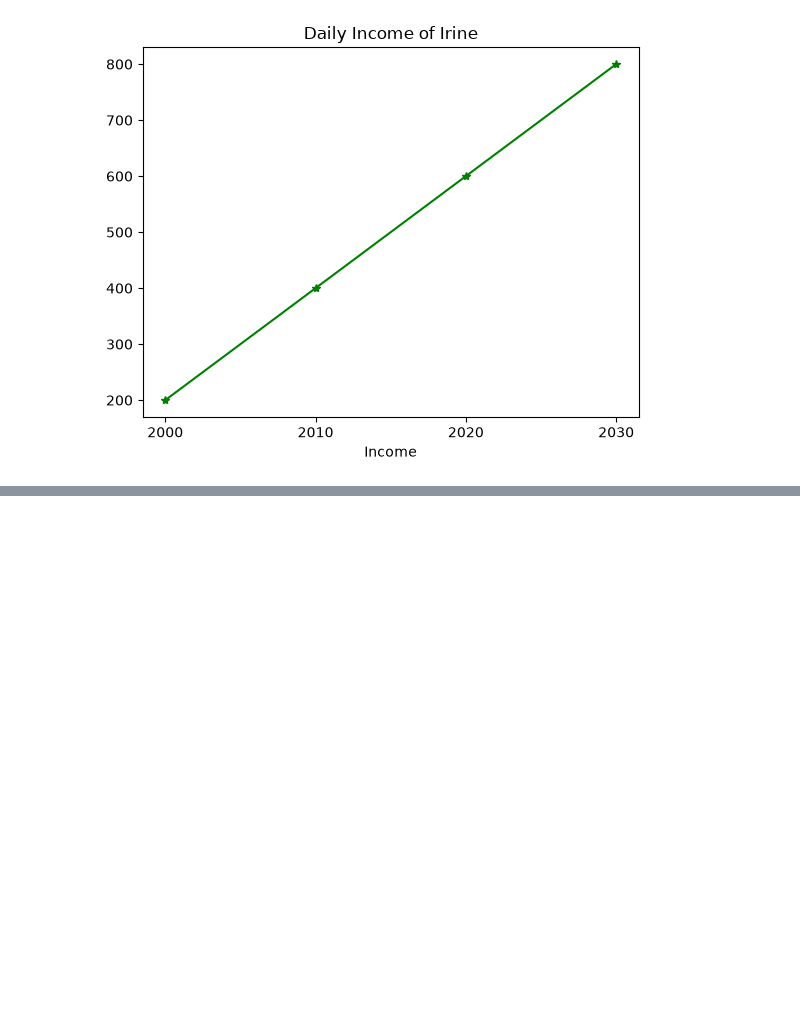
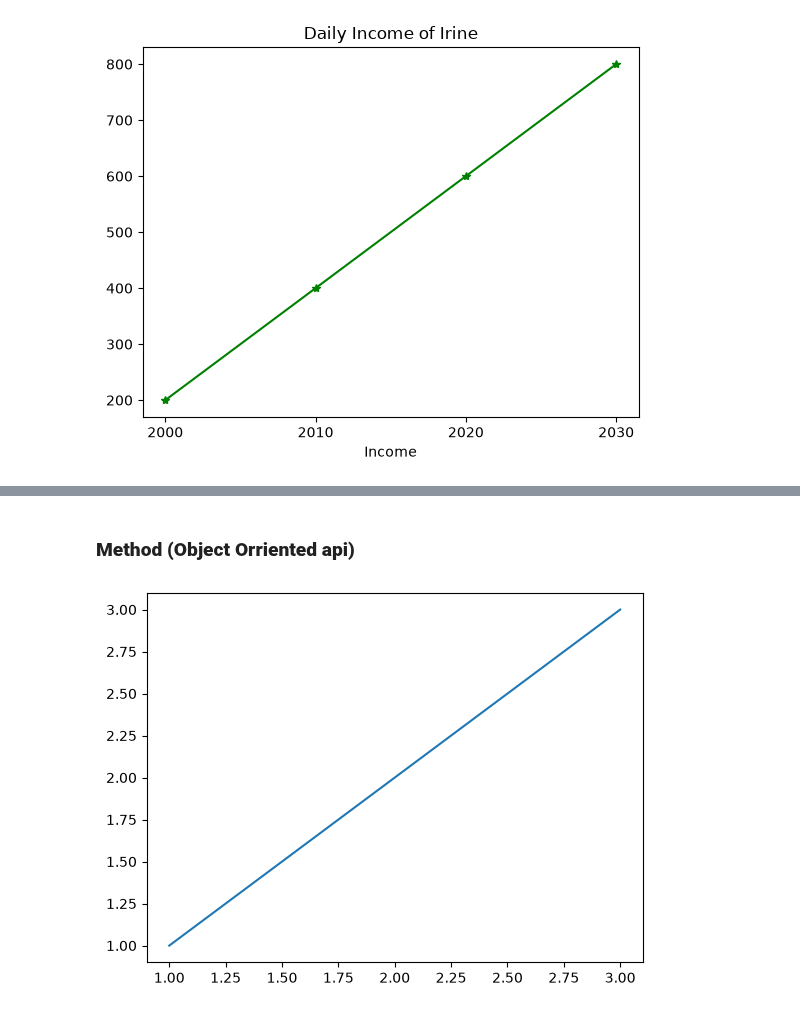
Before and after one commit to Irinejeba/Advanced-Python, a Jupyter notebook: Matplotlib.ipynb, the cells around one changed output, grey strips where cells are left out. Saved outputs shown, nothing was run; the diff lists cells and outputs as text; code cells hidden in the pictures; blank space fills up the shorter version.

```diff
--- a/Matplotlib.ipynb
+++ b/Matplotlib.ipynb
@@ -79,0 +102,8 @@ plt.show();
+# %% [markdown]
+### **Method (Object Orriented api)**
+# %%
+fig,ax =plt.subplots()
+ax.plot([1,2,3],[1,2,3])
+plt.show();
+# %% [output]
+[figure, added]
```
Also changed, not shown: parts of 20 cells of this notebook, 1 other file.
